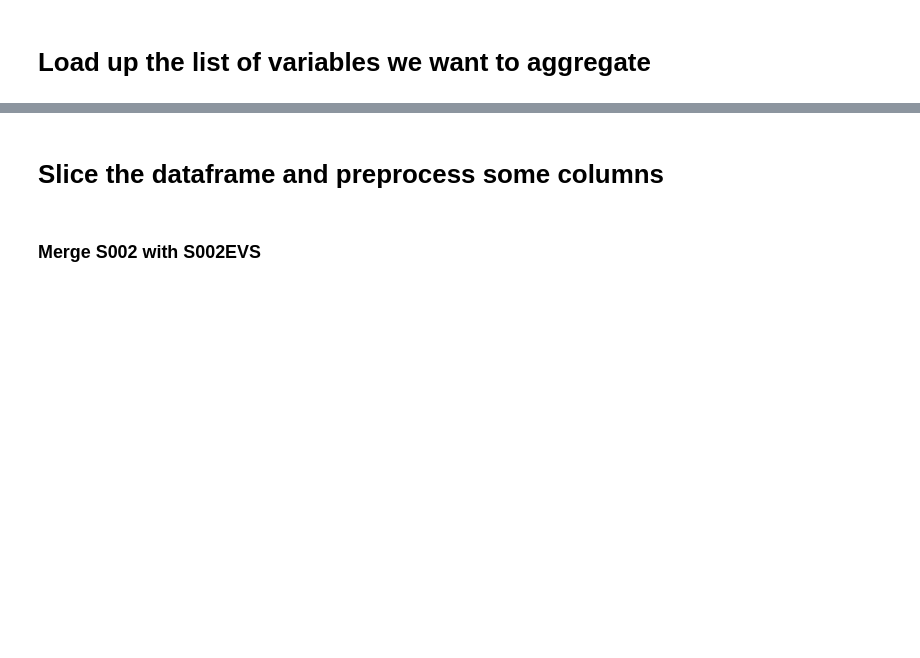
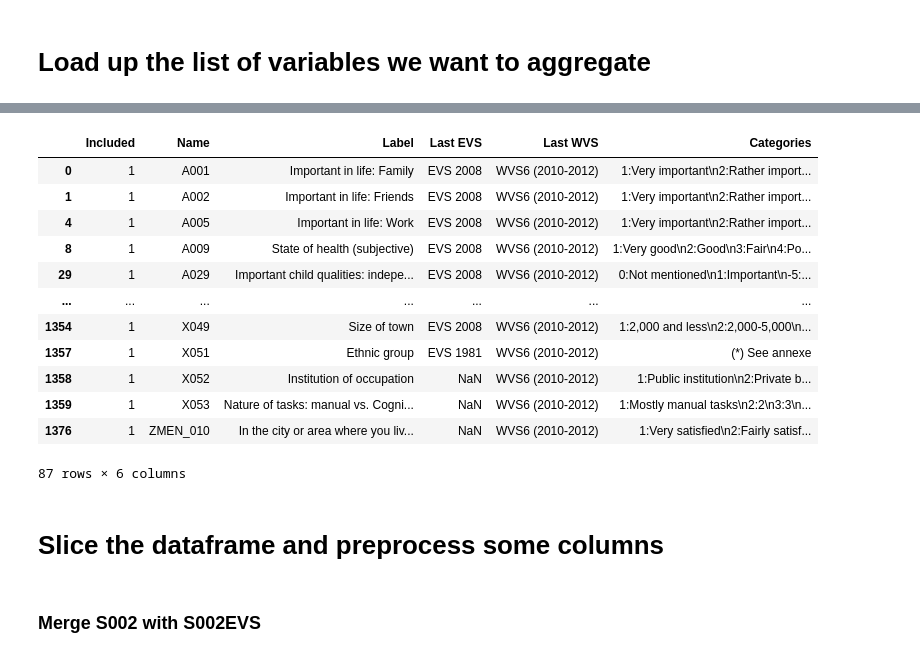
Before and after one commit to dgurnari/covid_19_Oxford_database, a Jupyter notebook: Integrated Value Survey/Integrated_Values_Survey_aggregator.ipynb, the cells around one changed output, grey strips where cells are left out. Cells and saved outputs as stored; diff of their text form; code cells hidden in the pictures; blank space fills up the shorter version.

```diff
--- a/Integrated Value Survey/Integrated_Values_Survey_aggregator.ipynb
+++ b/Integrated Value Survey/Integrated_Values_Survey_aggregator.ipynb
@@ -30,3 +32,22 @@ variables_to_keep = variables[variables.Included == 1].Name
+# %%
+# lets keep only the ones we are interested in
+variables = variables[variables.Included == 1]
+# %%
+variables
+# %% [output]
+|  | Included | Name | Label | Last EVS | Last WVS | Categories |
+| 0 | 1 | A001 | Important in life: Family | EVS 2008 | WVS6 (2010-2012) | 1:Very important\n2:Rather import... |
+| 1 | 1 | A002 | Important in life: Friends | EVS 2008 | WVS6 (2010-2012) | 1:Very important\n2:Rather import... |
+| 4 | 1 | A005 | Important in life: Work | EVS 2008 | WVS6 (2010-2012) | 1:Very important\n2:Rather import... |
+| 8 | 1 | A009 | State of health (subjective) | EVS 2008 | WVS6 (2010-2012) | 1:Very good\n2:Good\n3:Fair\n4:Po... |
+| 29 | 1 | A029 | Important child qualities: indepe... | EVS 2008 | WVS6 (2010-2012) | 0:Not mentioned\n1:Important\n-5:... |
+| ... | ... | ... | ... | ... | ... | ... |
+| 1354 | 1 | X049 | Size of town | EVS 2008 | WVS6 (2010-2012) | 1:2,000 and less\n2:2,000-5,000\n... |
+| 1357 | 1 | X051 | Ethnic group | EVS 1981 | WVS6 (2010-2012) | (*) See annexe |
+| 1358 | 1 | X052 | Institution of occupation | NaN | WVS6 (2010-2012) | 1:Public institution\n2:Private b... |
+| 1359 | 1 | X053 | Nature of tasks: manual vs. Cogni... | NaN | WVS6 (2010-2012) | 1:Mostly manual tasks\n2:2\n3:3\n... |
+| 1376 | 1 | ZMEN_010 | In the city or area where you liv... | NaN | WVS6 (2010-2012) | 1:Very satisfied\n2:Fairly satisf... |
+87 rows × 6 columns
 # %% [markdown]
 # Slice the dataframe and preprocess some columns
 # %%
```
Also changed, not shown: parts of 4 cells of this notebook, 5 other files.
